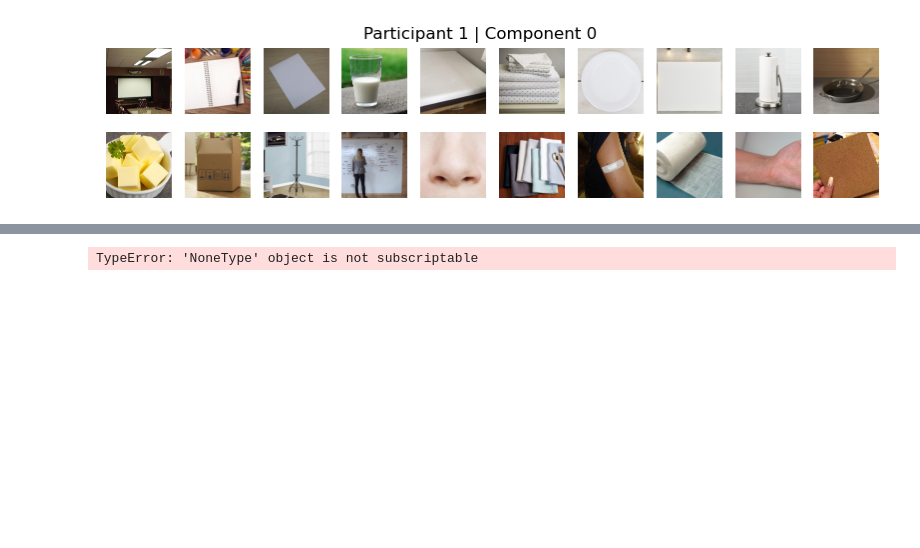
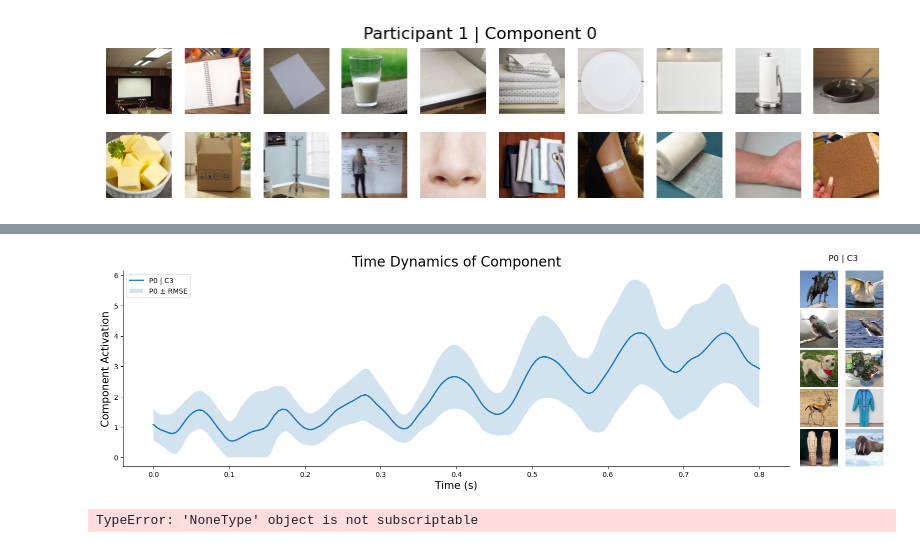
Before and after one commit to AtharvSuryawanshi/Neural-Representations-using-Things-Database, a Jupyter notebook: notebooks/NMF_meg10.ipynb, the cells around one changed output, grey strips where cells are left out. Drawn from its saved outputs; the diff is of its cells as text; code cells hidden in the pictures; blank space fills up the shorter version.

```diff
--- a/notebooks/NMF_meg10.ipynb
+++ b/notebooks/NMF_meg10.ipynb
@@ -1064,3 +1105,7 @@ plot_combined_figure(nnls_all, idk, [0, 1], [0, 0], image_dir)
+# %%
+plot_combined_figure_1p(nnls_all, idk, participant=0, component=3, image_dir=image_dir)
+# %% [output]
+[figure, added]
 # %%
 print_specific_component_images_in_big(idk, 0, 0, ax = None, image_dir = image_dir, images_to_show=20, rows=2)
 # %% [output]
```
Also changed, not shown: parts of 2 cells of this notebook, 1 other file.
